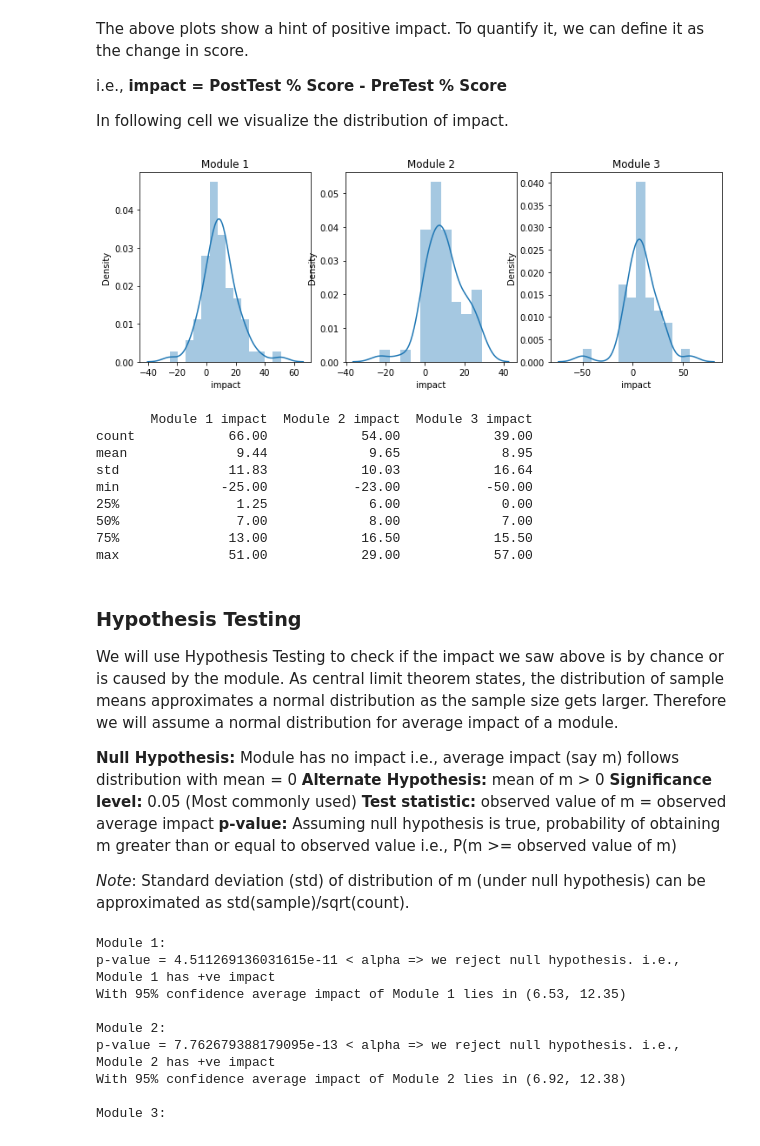
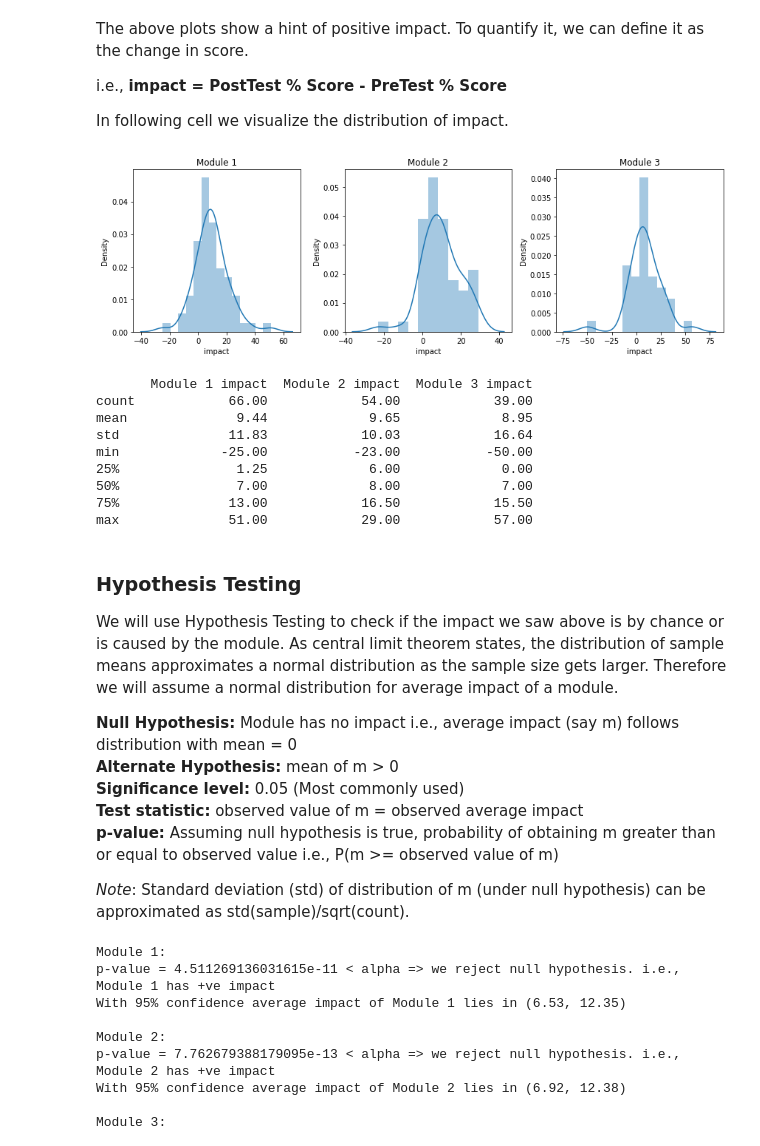
Before and after one commit to Richa614/covid-training-analysis, a Jupyter notebook: assignment.ipynb, the cells around one changed output. Saved outputs shown, nothing was run; the diff lists cells and outputs as text; code cells hidden in the pictures.

```diff
--- a/assignment.ipynb
+++ b/assignment.ipynb
@@ -98,16 +98,17 @@ In following cell we visualize the distribution of impact.
 # %%
 f, axes = plt.subplots(1, 3, figsize=(12, 4))
 
 for i in range(1, 4):
     score[f'Module {i} impact'] = score[f'Module {i} PostTest'] - score[f'Module {i} PreTest']
     sns.distplot(score[f'Module {i} impact'], ax=axes[i-1])
     axes[i-1].set_xlabel('impact')
     axes[i-1].title.set_text(f"Module {i}")
+plt.tight_layout()
 plt.show()
 
 print(score[[c for c in score.columns if 'impact' in c]].describe().round(2))
 # %% [output]
-[figure, old version]
+[figure, new version]
        Module 1 impact  Module 2 impact  Module 3 impact
 count            66.00            54.00            39.00
 mean              9.44             9.65             8.95
@@ -122,10 +123,10 @@ max              51.00            29.00            57.00
 
 We will use Hypothesis Testing to check if the impact we saw above is by chance or is caused by the module. As central limit theorem states, the distribution of sample means approximates a normal distribution as the sample size gets larger. Therefore we will assume a normal distribution for average impact of a module.
 
-**Null Hypothesis:** Module has no impact i.e., average impact (say m) follows distribution with mean = 0</br>
-**Alternate Hypothesis:** mean of m > 0</br>
-**Significance level:** 0.05 (Most commonly used)</br>
-**Test statistic:** observed value of m = observed average impact</br>
+**Null Hypothesis:** Module has no impact i.e., average impact (say m) follows distribution with mean = 0<br>
+**Alternate Hypothesis:** mean of m > 0<br>
+**Significance level:** 0.05 (Most commonly used)<br>
+**Test statistic:** observed value of m = observed average impact<br>
 **p-value:** Assuming null hypothesis is true, probability of obtaining m greater than or equal to observed value i.e., P(m >= observed value of m)
 
 *Note*: Standard deviation (std) of distribution of m (under null hypothesis) can be approximated as std(sample)/sqrt(count).
```
Also changed, not shown: parts of 4 cells of this notebook.
